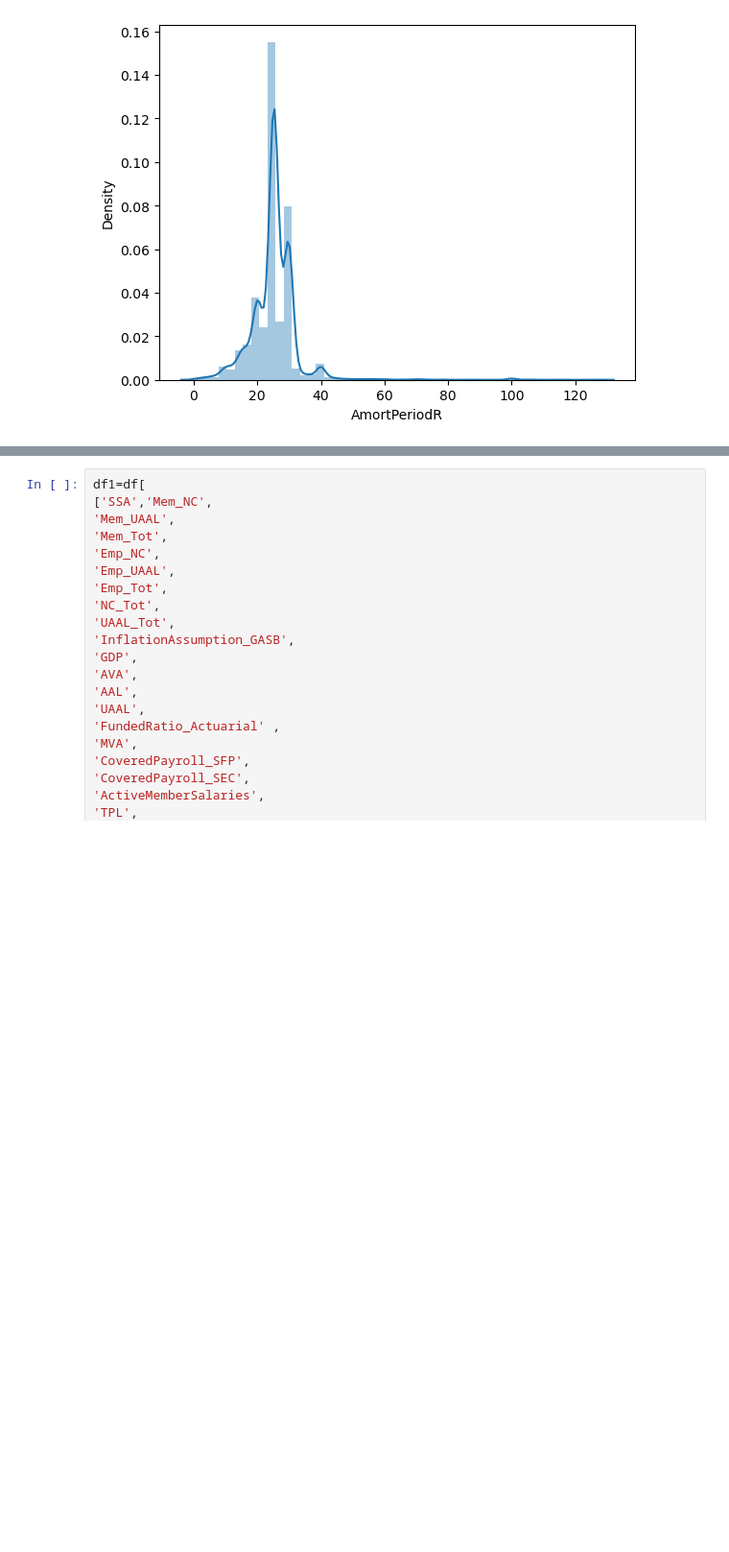
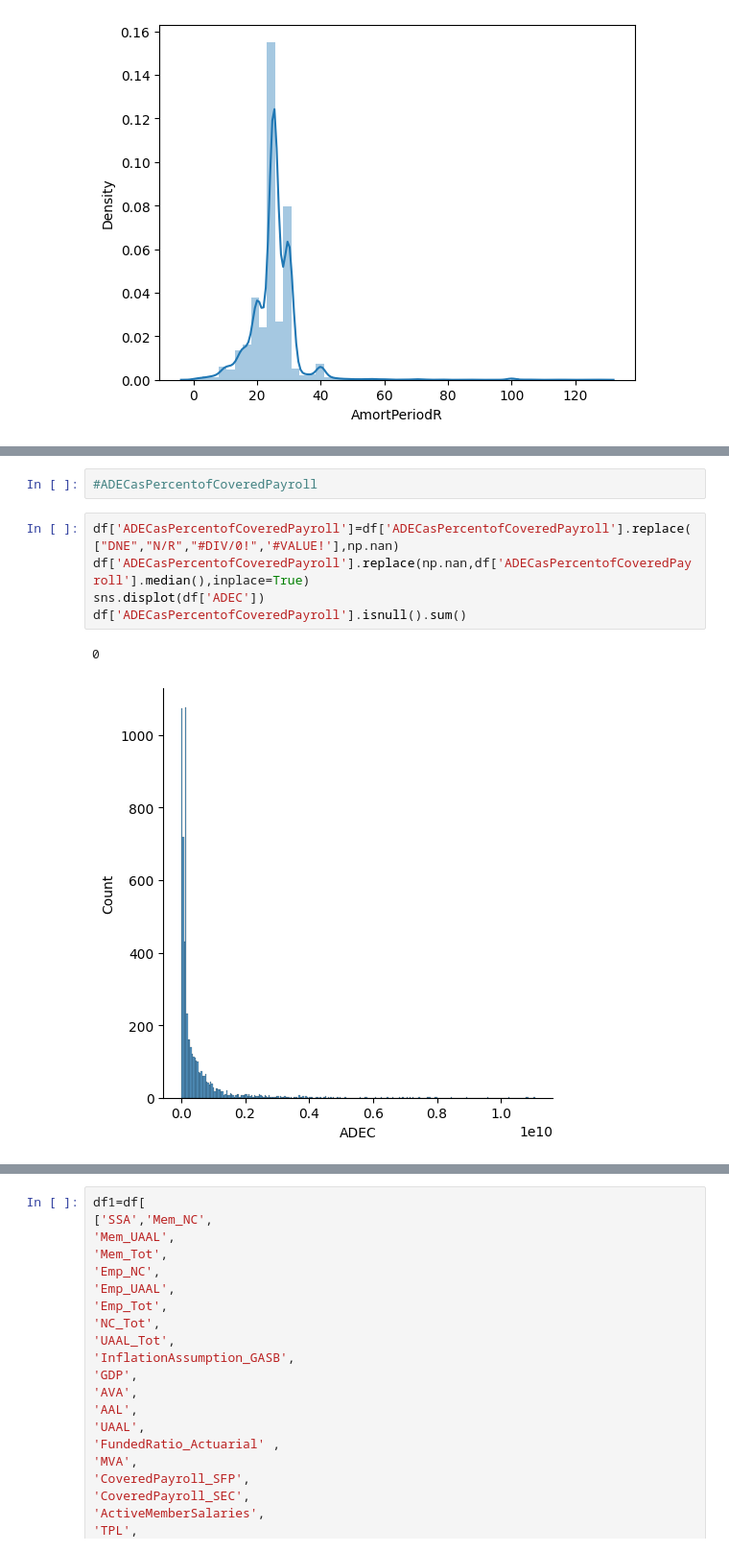
Before and after one commit to saeel-g/EquableInsights_DBFinance, a Jupyter notebook: regression.ipynb, the cells around one changed output, grey strips where cells are left out. Shown at 96% size. Cells and saved outputs as stored; diff of their text form; blank space fills up the shorter version.

```diff
--- a/regression.ipynb
+++ b/regression.ipynb
@@ -919,0 +933,10 @@ https://gist.github.com/mwaskom/de44147ed2974457ad6372750bbe5751
+# %%
+#ADECasPercentofCoveredPayroll
+# %%
+df['ADECasPercentofCoveredPayroll']=df['ADECasPercentofCoveredPayroll'].replace(["DNE","N/R","#DIV/0!",'#VALUE!'],np.nan)
+df['ADECasPercentofCoveredPayroll'].replace(np.nan,df['ADECasPercentofCoveredPayroll'].median(),inplace=True)
+sns.displot(df['ADEC'])
+df['ADECasPercentofCoveredPayroll'].isnull().sum()
+# %% [output]
+0
+[figure, added]
```
Also changed, not shown: parts of 49 cells of this notebook.
